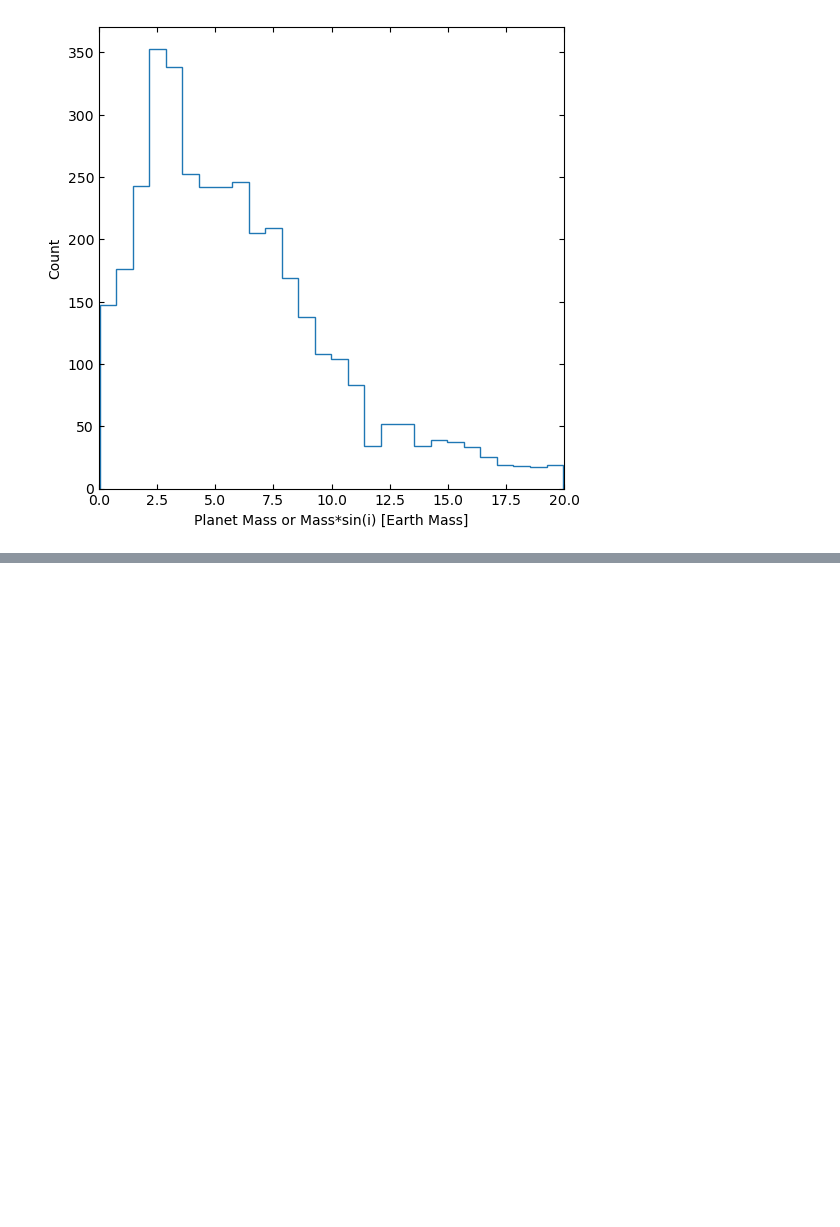
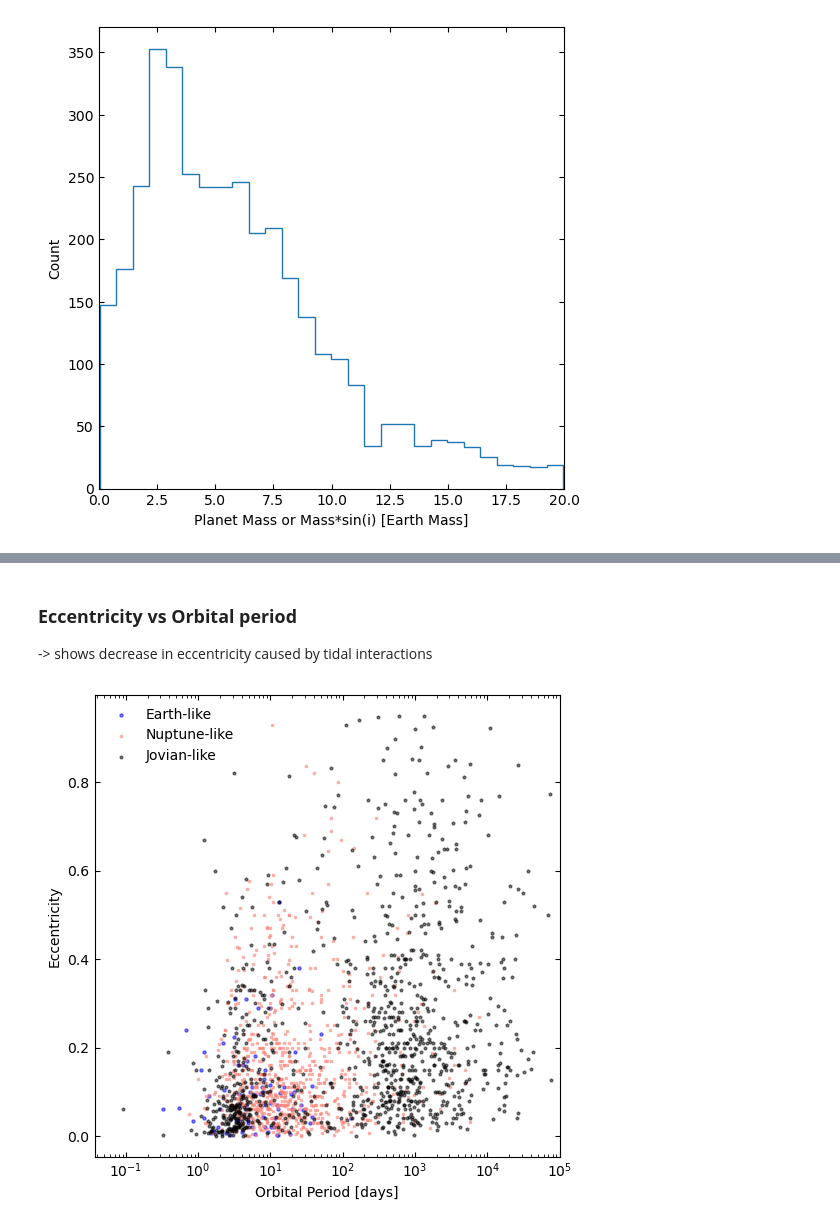
Before and after one commit to ylaksl/Exoplanets-Stats, a Jupyter notebook: exoplanet-stats.ipynb, the cells around one changed output, grey strips where cells are left out. Cells and saved outputs as stored; diff of their text form; code cells hidden in the pictures; blank space fills up the shorter version.

```diff
--- a/exoplanet-stats.ipynb
+++ b/exoplanet-stats.ipynb
@@ -107,0 +183,32 @@ plt.show()
+# %% [markdown]
+### **Eccentricity vs Orbital period**
+-> shows decrease in eccentricity caused by tidal interactions
+# %%
+plot5 = sample_primordial[sample_primordial['pl_orbeccen'] != 0]
+plot5 = plot5[plot5['pl_orbper'] != 0]
+
+plot5 = plot5.dropna(subset=['pl_orbeccen', 'pl_orbper'])
+# %%
+## subsets
+res1 = plot5[(plot5['pl_bmassj'] > 6e-5) & (plot5['pl_bmassj'] < 6e-3)]
+res2 = plot5[(plot5['pl_bmassj'] > 6.311e-3) & (plot5['pl_bmassj'] < 0.408)]
+res3 = plot5[(plot5['pl_bmassj'] > 0.4) & (plot5['pl_bmassj'] < 29.041)]
+# %%
+plt.figure(figsize=(6,6))
+#plt.scatter(plot5['pl_orbper'], plot5['pl_orbeccen'], s = 5, c = 'salmon', marker = '.')
+
+
+plt.scatter(res1['pl_orbper'], res1['pl_orbeccen'], s = 5, c = 'blue', marker = 'o', alpha = 0.5, label = 'Earth-like') ## terras
+plt.scatter(res2['pl_orbper'], res2['pl_orbeccen'], s = 4, c = 'salmon', marker = 's',alpha = 0.5, label = 'Nuptune-like') ## netunos
+plt.scatter(res3['pl_orbper'], res3['pl_orbeccen'], s = 5, c = 'black', marker = 'p', alpha = 0.5, label = 'Jovian-like') ## jupiters
+
+plt.axvspan(1.6, 2.3, alpha=0.3, color='gray')
+plt.tick_params(direction='in', which = 'both', bottom = 1, top =1, left = 1, right = 1)
+plt.xscale('log')
+plt.xlim(0,1e5)
+plt.xlabel('Orbital Period [days]')
+plt.ylabel('Eccentricity')
+plt.legend(frameon=False)
+plt.show()
+# %% [output]
+[figure, added]
```
Also changed, not shown: parts of 10 cells of this notebook, 3 other files.
